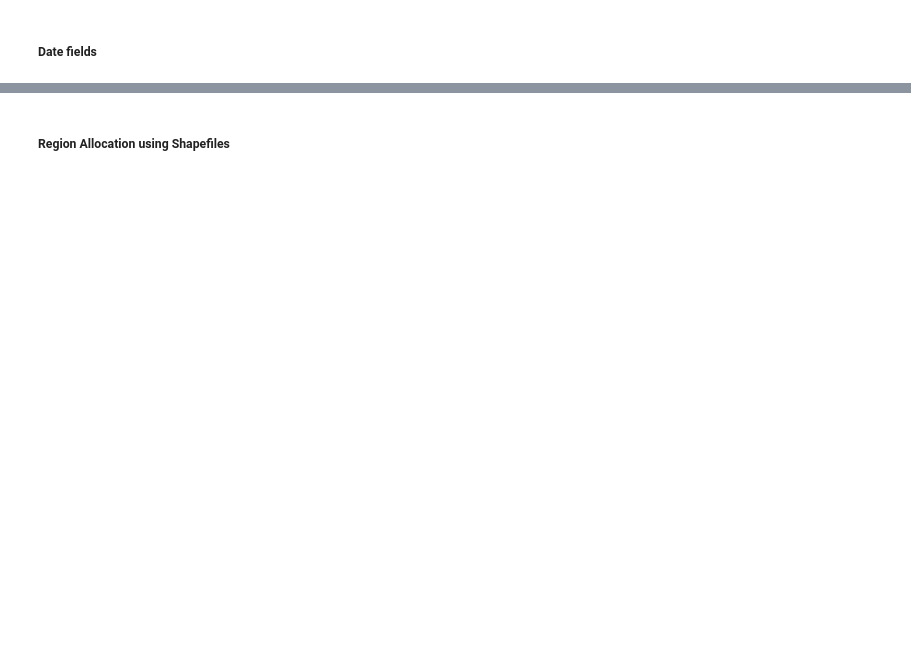
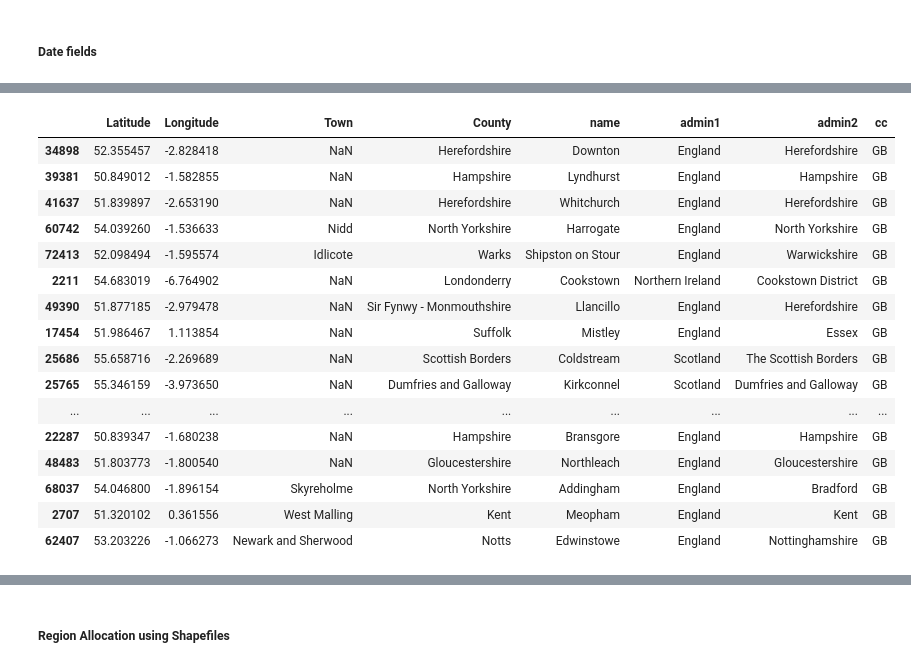
Before and after one commit to tabular18/ancient-trees, a Jupyter notebook: ancientTreeEDA.ipynb, the cells around one changed output, grey strips where cells are left out. Saved outputs shown, nothing was run; the diff lists cells and outputs as text; code cells hidden in the pictures; blank space fills up the shorter version.

```diff
--- a/ancientTreeEDA.ipynb
+++ b/ancientTreeEDA.ipynb
@@ -697,0 +711,20 @@ all_counties=list(pd.concat([pd.read_html(table)[1].County.County, pd.read_html(
+# %%
+results[['Latitude', 'Longitude', 'Town', 'County', 'name', 'admin1', 'admin2', 'cc']].sample(20)
+# %% [output]
+|  | Latitude | Longitude | Town | County | name | admin1 | admin2 | cc |
+| 34898 | 52.355457 | -2.828418 | NaN | Herefordshire | Downton | England | Herefordshire | GB |
+| 39381 | 50.849012 | -1.582855 | NaN | Hampshire | Lyndhurst | England | Hampshire | GB |
+| 41637 | 51.839897 | -2.653190 | NaN | Herefordshire | Whitchurch | England | Herefordshire | GB |
+| 60742 | 54.039260 | -1.536633 | Nidd | North Yorkshire | Harrogate | England | North Yorkshire | GB |
+| 72413 | 52.098494 | -1.595574 | Idlicote | Warks | Shipston on Stour | England | Warwickshire | GB |
+| 2211 | 54.683019 | -6.764902 | NaN | Londonderry | Cookstown | Northern Ireland | Cookstown District | GB |
+| 49390 | 51.877185 | -2.979478 | NaN | Sir Fynwy - Monmouthshire | Llancillo | England | Herefordshire | GB |
+| 17454 | 51.986467 | 1.113854 | NaN | Suffolk | Mistley | England | Essex | GB |
+| 25686 | 55.658716 | -2.269689 | NaN | Scottish Borders | Coldstream | Scotland | The Scottish Borders | GB |
+| 25765 | 55.346159 | -3.973650 | NaN | Dumfries and Galloway | Kirkconnel | Scotland | Dumfries and Galloway | GB |
+| ... | ... | ... | ... | ... | ... | ... | ... | ... |
+| 22287 | 50.839347 | -1.680238 | NaN | Hampshire | Bransgore | England | Hampshire | GB |
+| 48483 | 51.803773 | -1.800540 | NaN | Gloucestershire | Northleach | England | Gloucestershire | GB |
+| 68037 | 54.046800 | -1.896154 | Skyreholme | North Yorkshire | Addingham | England | Bradford | GB |
+| 2707 | 51.320102 | 0.361556 | West Malling | Kent | Meopham | England | Kent | GB |
+| 62407 | 53.203226 | -1.066273 | Newark and Sherwood | Notts | Edwinstowe | England | Nottinghamshire | GB |
```
Also changed, not shown: parts of 67 cells of this notebook, 5 other files.
